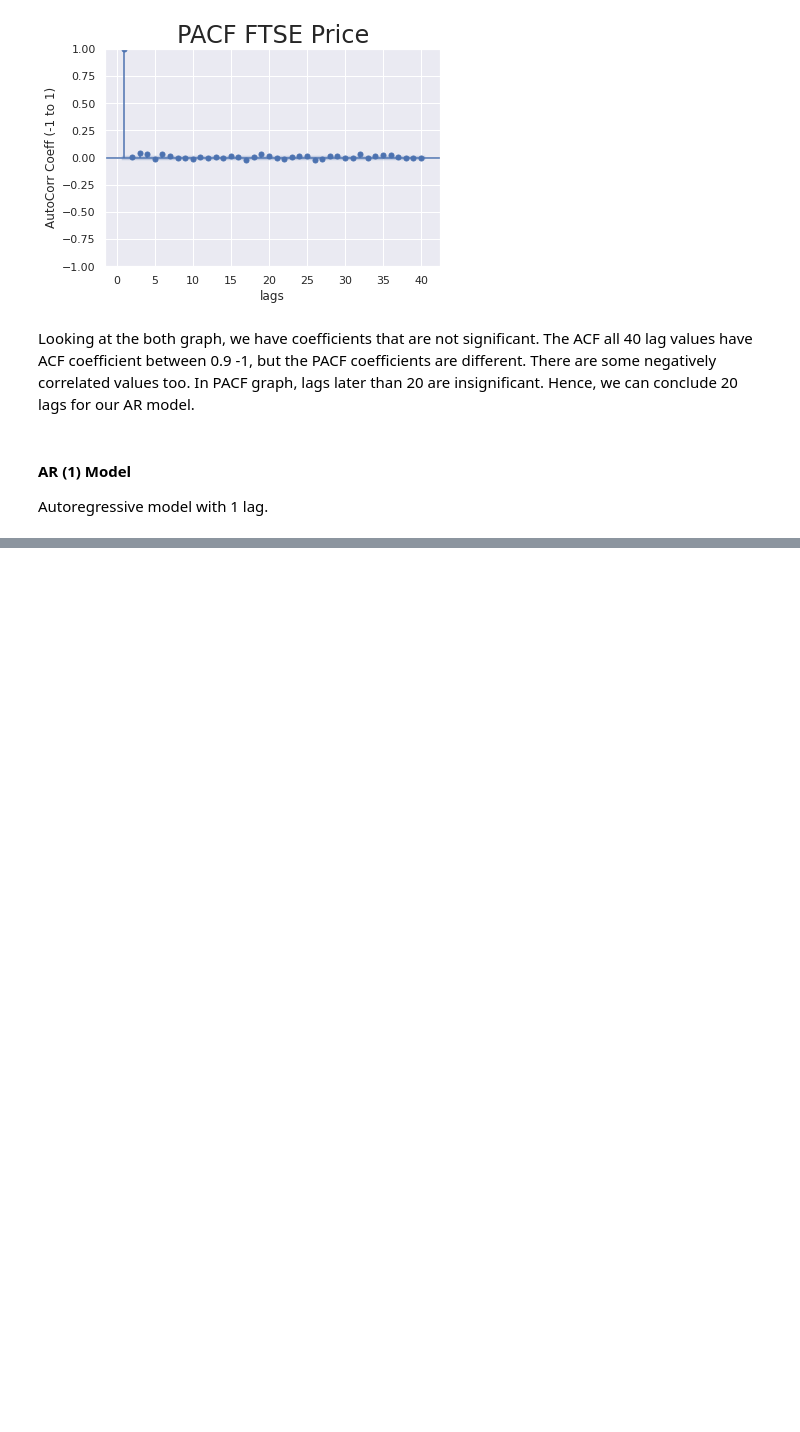
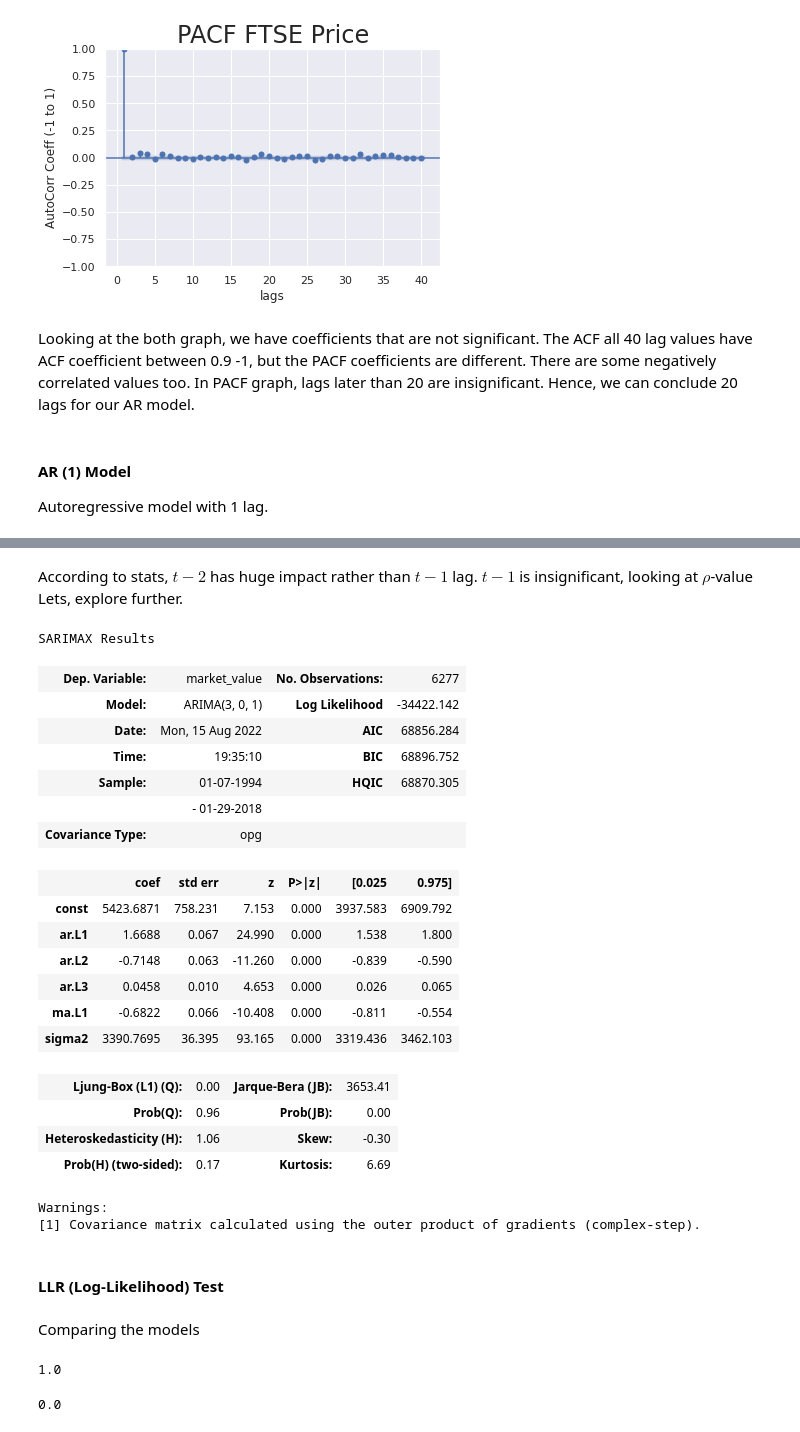
Before and after one commit to pvsnp9/Time-Series-Analysis, a Jupyter notebook: AutoRegressive Model/autoregressive_model.ipynb, the cells around one changed output, grey strips where cells are left out. Cells and saved outputs as stored; diff of their text form; code cells hidden in the pictures; blank space fills up the shorter version.

Commit message:
finishing the AR model

```diff
--- a/AutoRegressive Model/autoregressive_model.ipynb
+++ b/AutoRegressive Model/autoregressive_model.ipynb
@@ -163,0 +195,30 @@ $P>|z|$ - p-value, we have 0.00, and safe to conclude the \beta_0$ and $\beta_1y
+# %% [markdown]
+According to stats, $t-2$ has huge impact rather than $t-1$ lag. $t-1$ is insignificant, looking at $\rho$-value Lets, explore further.
+# %%
+ar3_model = ARIMA(df.market_value, order=(3,0,1))
+ar3_results = ar3_model.fit()
+ar3_results.summary()
+# %% [output]
+SARIMAX Results
+| Dep. Variable: | market_value | No. Observations: | 6277 |
+| Model: | ARIMA(3, 0, 1) | Log Likelihood | -34422.142 |
+| Date: | Mon, 15 Aug 2022 | AIC | 68856.284 |
+| Time: | 19:35:10 | BIC | 68896.752 |
+| Sample: | 01-07-1994 | HQIC | 68870.305 |
+|  | - 01-29-2018 |  |  |
+| Covariance Type: | opg |  |  |
+|  | coef | std err | z | P>|z| | [0.025 | 0.975] |
+| const | 5423.6871 | 758.231 | 7.153 | 0.000 | 3937.583 | 6909.792 |
+| ar.L1 | 1.6688 | 0.067 | 24.990 | 0.000 | 1.538 | 1.800 |
+| ar.L2 | -0.7148 | 0.063 | -11.260 | 0.000 | -0.839 | -0.590 |
+| ar.L3 | 0.0458 | 0.010 | 4.653 | 0.000 | 0.026 | 0.065 |
+| ma.L1 | -0.6822 | 0.066 | -10.408 | 0.000 | -0.811 | -0.554 |
+| sigma2 | 3390.7695 | 36.395 | 93.165 | 0.000 | 3319.436 | 3462.103 |
+| Ljung-Box (L1) (Q): | 0.00 | Jarque-Bera (JB): | 3653.41 |
+| Prob(Q): | 0.96 | Prob(JB): | 0.00 |
+| Heteroskedasticity (H): | 1.06 | Skew: | -0.30 |
+| Prob(H) (two-sided): | 0.17 | Kurtosis: | 6.69 |
+Warnings:
+[1] Covariance matrix calculated using the outer product of gradients (complex-step).
+# %% [markdown]
+#### LLR (Log-Likelihood) Test
@@ -163,0 +232,10 @@ $P>|z|$ - p-value, we have 0.00, and safe to conclude the \beta_0$ and $\beta_1y
+# %% [markdown]
+Comparing the models
+# %%
+llr_test(ar_model, ar2_model)
+# %% [output]
+1.0
+# %%
+llr_test(ar2_model, ar3_model)
+# %% [output]
+0.0
```
Also changed, not shown: parts of 7 cells of this notebook.
